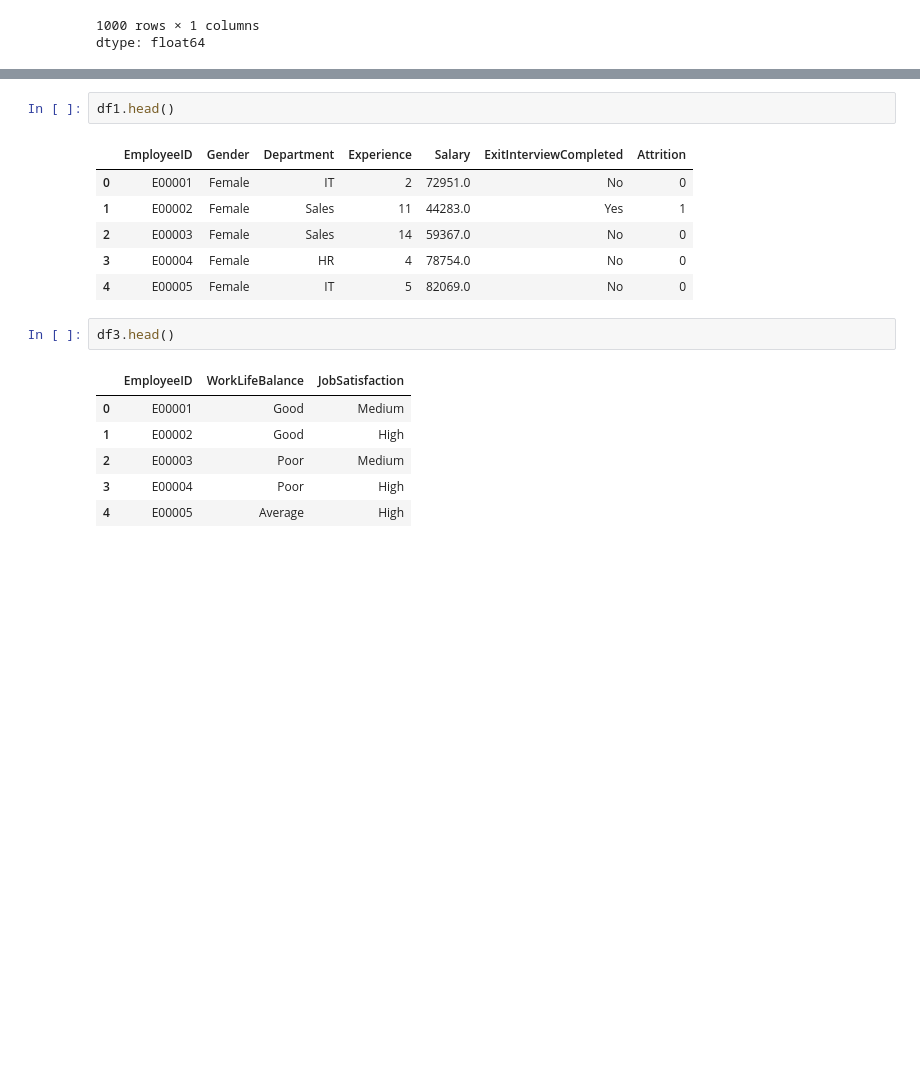
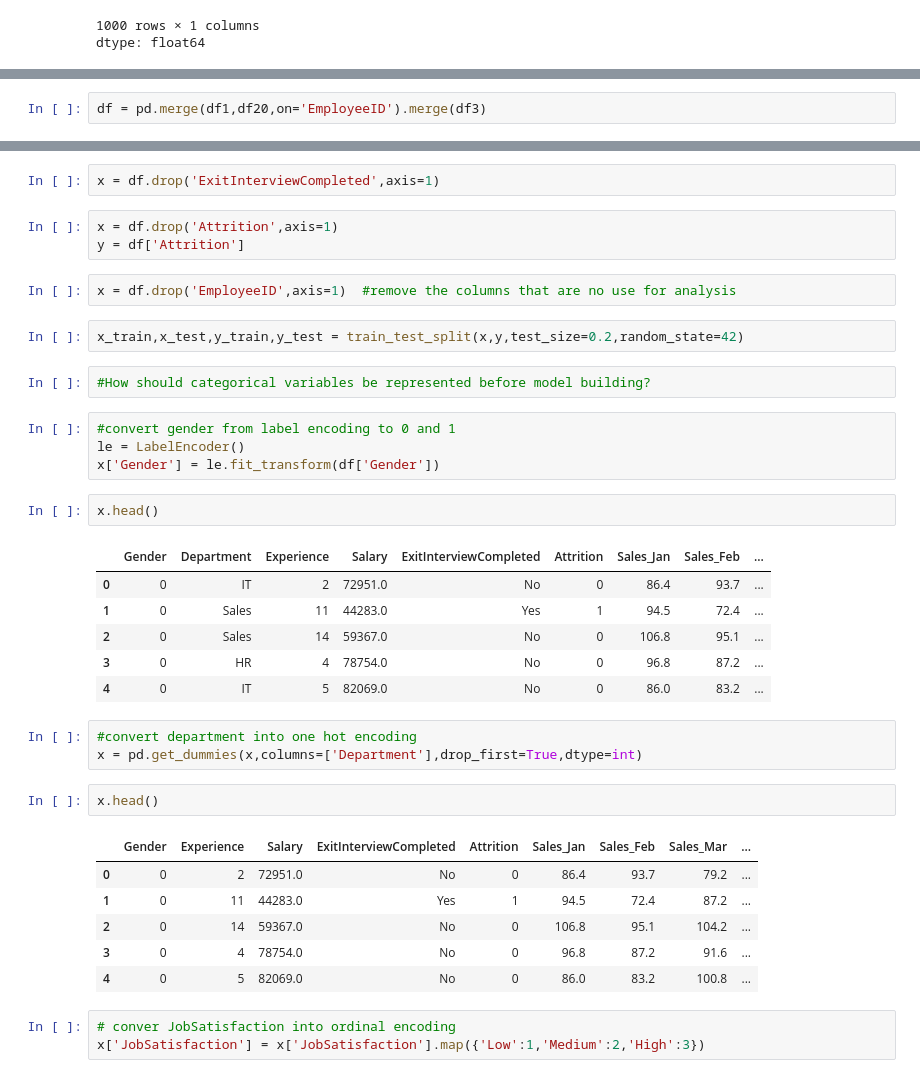
Before and after one commit to Yashzope/EDA_PracT, a Jupyter notebook: edaPract3.ipynb, the cells around one changed output, grey strips where cells are left out. Saved outputs shown, nothing was run; the diff lists cells and outputs as text; blank space fills up the shorter version.

```diff
--- a/edaPract3.ipynb
+++ b/edaPract3.ipynb
@@ -592,0 +683,2 @@ np.where(perrf < 0 )      #showed poor performance
+# %%
+df = pd.merge(df1,df20,on='EmployeeID').merge(df3)
@@ -622,18 +834,39 @@ df2.head(50)
+# %%
+x = df.drop('ExitInterviewCompleted',axis=1)
+# %%
+x = df.drop('Attrition',axis=1)
+y = df['Attrition']
+# %%
+x = df.drop('EmployeeID',axis=1)  #remove the columns that are no use for analysis
+# %%
+x_train,x_test,y_train,y_test = train_test_split(x,y,test_size=0.2,random_state=42)
+# %%
+#How should categorical variables be represented before model building?
+# %%
+#convert gender from label encoding to 0 and 1
+le = LabelEncoder()
+x['Gender'] = le.fit_transform(df['Gender'])
 # %%
-df1.head()
+x.head()
 # %% [output]
-|  | EmployeeID | Gender | Department | Experience | Salary | ExitInterviewCompleted | Attrition |
-| 0 | E00001 | Female | IT | 2 | 72951.0 | No | 0 |
-| 1 | E00002 | Female | Sales | 11 | 44283.0 | Yes | 1 |
-| 2 | E00003 | Female | Sales | 14 | 59367.0 | No | 0 |
-| 3 | E00004 | Female | HR | 4 | 78754.0 | No | 0 |
-| 4 | E00005 | Female | IT | 5 | 82069.0 | No | 0 |
+|  | Gender | Department | Experience | Salary | ExitInterviewCompleted | Attrition | Sales_Jan | Sales_Feb | ... |
+| 0 | 0 | IT | 2 | 72951.0 | No | 0 | 86.4 | 93.7 | ... |
+| 1 | 0 | Sales | 11 | 44283.0 | Yes | 1 | 94.5 | 72.4 | ... |
+| 2 | 0 | Sales | 14 | 59367.0 | No | 0 | 106.8 | 95.1 | ... |
+| 3 | 0 | HR | 4 | 78754.0 | No | 0 | 96.8 | 87.2 | ... |
+| 4 | 0 | IT | 5 | 82069.0 | No | 0 | 86.0 | 83.2 | ... |
+# %%
+#convert department into one hot encoding
+x = pd.get_dummies(x,columns=['Department'],drop_first=True,dtype=int)
 # %%
-df3.head()
+x.head()
 # %% [output]
-|  | EmployeeID | WorkLifeBalance | JobSatisfaction |
-| 0 | E00001 | Good | Medium |
-| 1 | E00002 | Good | High |
-| 2 | E00003 | Poor | Medium |
-| 3 | E00004 | Poor | High |
-| 4 | E00005 | Average | High |
+|  | Gender | Experience | Salary | ExitInterviewCompleted | Attrition | Sales_Jan | Sales_Feb | Sales_Mar | ... |
+| 0 | 0 | 2 | 72951.0 | No | 0 | 86.4 | 93.7 | 79.2 | ... |
+| 1 | 0 | 11 | 44283.0 | Yes | 1 | 94.5 | 72.4 | 87.2 | ... |
+| 2 | 0 | 14 | 59367.0 | No | 0 | 106.8 | 95.1 | 104.2 | ... |
+| 3 | 0 | 4 | 78754.0 | No | 0 | 96.8 | 87.2 | 91.6 | ... |
+| 4 | 0 | 5 | 82069.0 | No | 0 | 86.0 | 83.2 | 100.8 | ... |
+# %%
+# conver JobSatisfaction into ordinal encoding
+x['JobSatisfaction'] = x['JobSatisfaction'].map({'Low':1,'Medium':2,'High':3})
```
Also changed, not shown: parts of 49 cells of this notebook.
